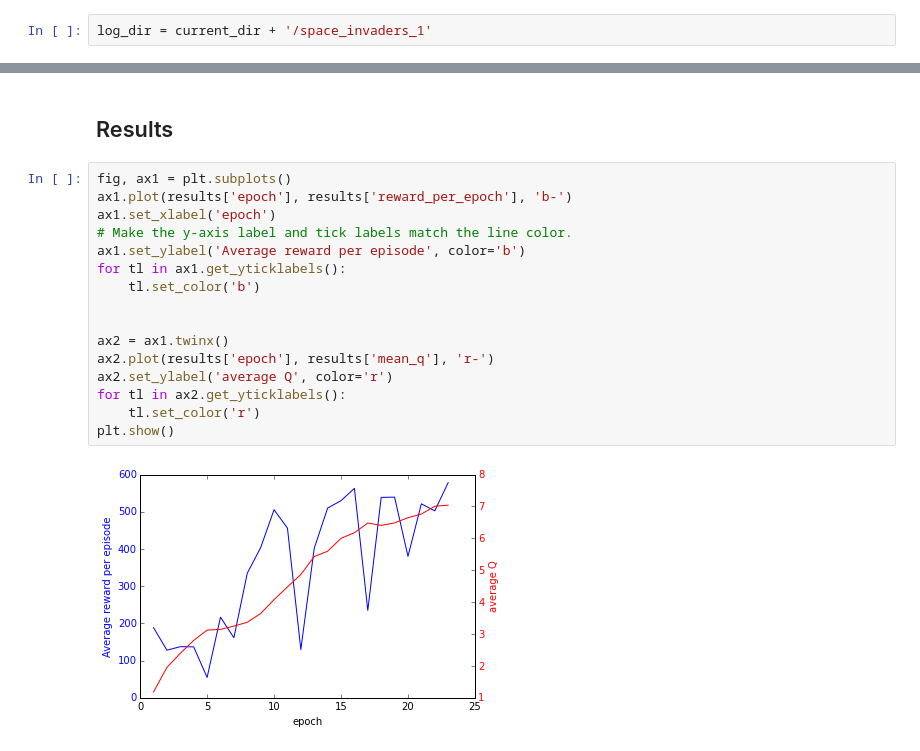
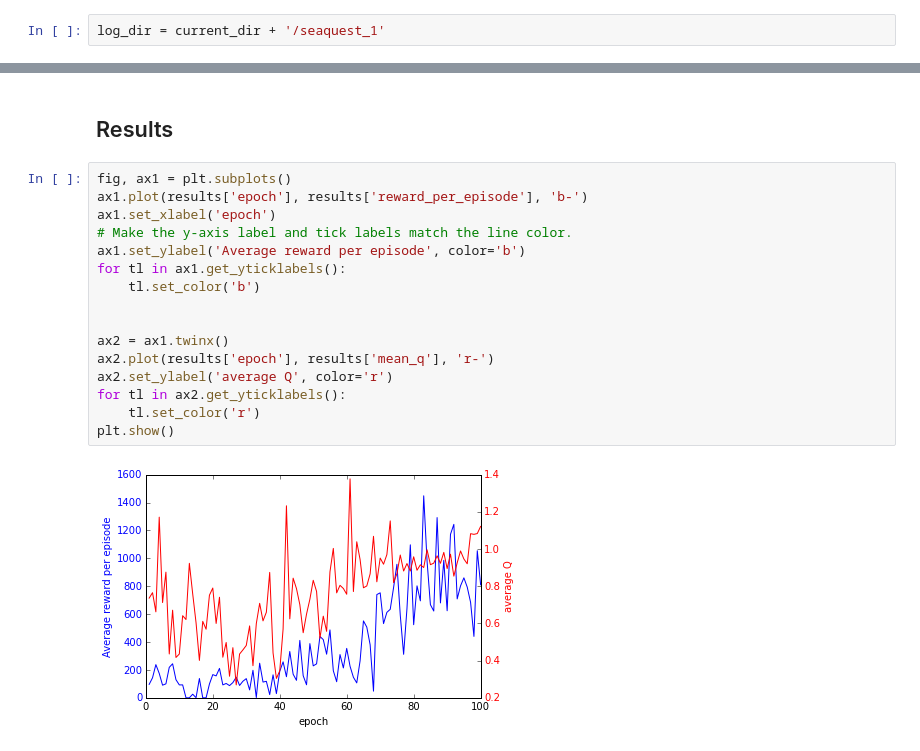
Before and after one commit to rubenvereecken/deep_q_rl, a Jupyter notebook: results/process.ipynb, the cells around one changed output, grey strips where cells are left out. Drawn from its saved outputs; the diff is of its cells as text.

```diff
--- a/results/process.ipynb
+++ b/results/process.ipynb
@@ -7,7 +7,7 @@ import sys
 import csv
 current_dir = %pwd
 # %%
-log_dir = current_dir + '/space_invaders_1'
+log_dir = current_dir + '/seaquest_1'
 # %%
 def csv_to_dict_of_arrays(filename):
     with open(filename) as f:
@@ -68,19 +68,19 @@ plt.show()
 ## Results
 # %%
 fig, ax1 = plt.subplots()
-ax1.plot(results['epoch'], results['reward_per_epoch'], 'b-')
+ax1.plot(results['epoch'], results['reward_per_episode'], 'b-')
 ax1.set_xlabel('epoch')
 # Make the y-axis label and tick labels match the line color.
 ax1.set_ylabel('Average reward per episode', color='b')
 for tl in ax1.get_yticklabels():
     tl.set_color('b')
 
 
 ax2 = ax1.twinx()
 ax2.plot(results['epoch'], results['mean_q'], 'r-')
 ax2.set_ylabel('average Q', color='r')
 for tl in ax2.get_yticklabels():
     tl.set_color('r')
 plt.show()
 # %% [output]
-[figure, old version]
+[figure, new version]
```
Also changed, not shown: parts of 2 cells of this notebook, 8 other files.
